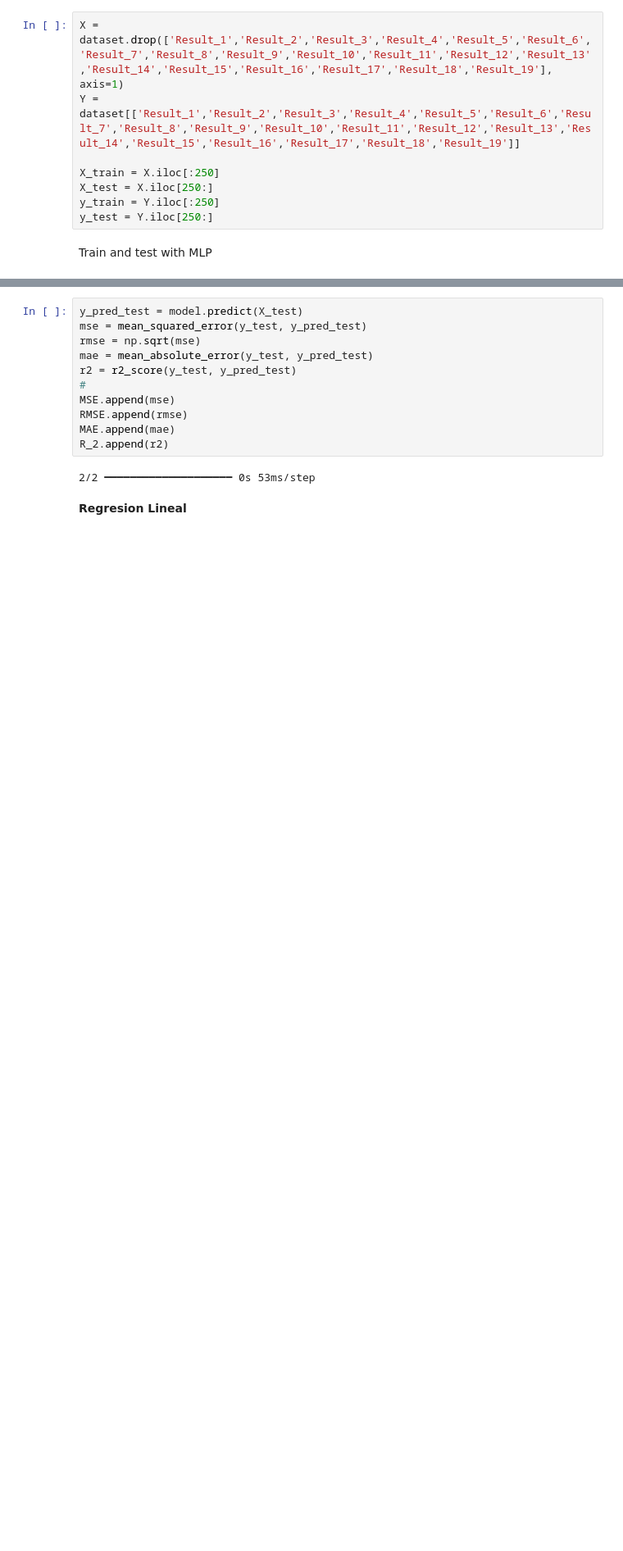
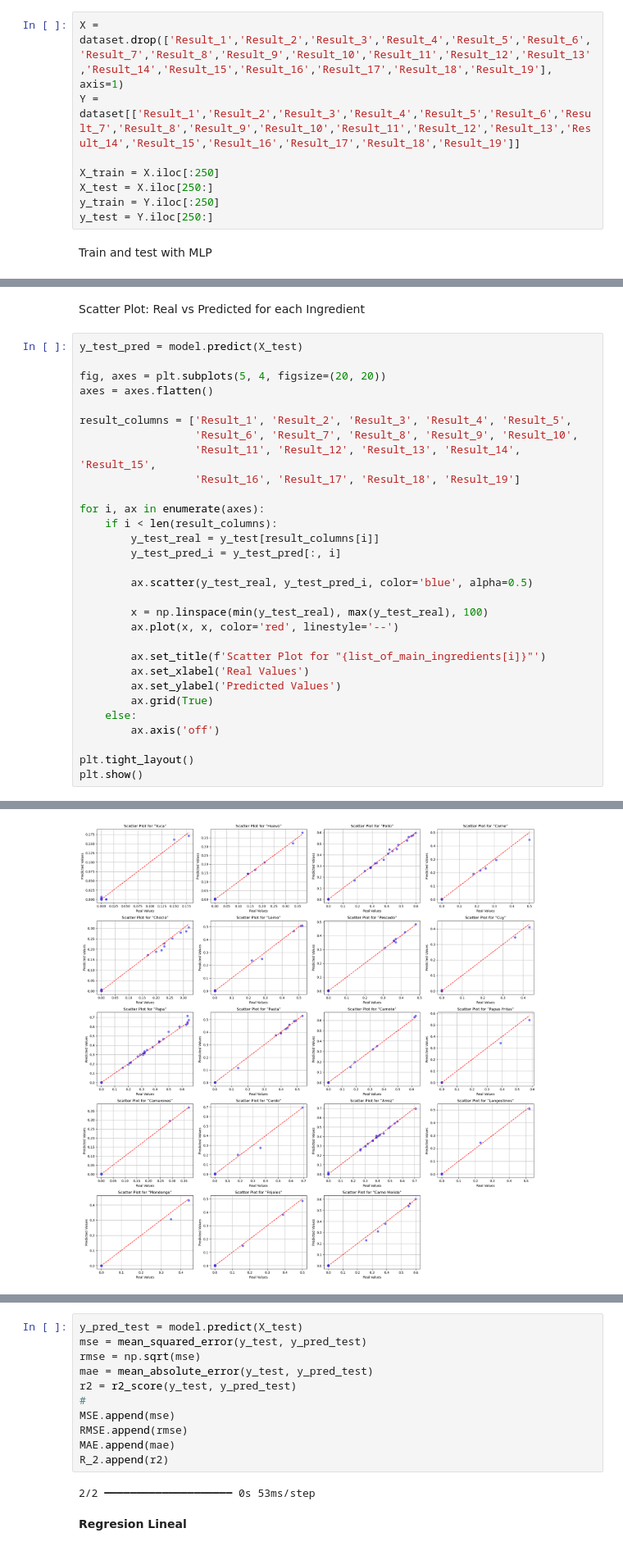
Before and after one commit to sergio185678/DietAsist-Tesis-Project, a Jupyter notebook: ModelCode_Part1.ipynb, the cells around one changed output, grey strips where cells are left out. Shown at 82% size. Saved outputs shown, nothing was run; the diff lists cells and outputs as text; blank space fills up the shorter version.

Commit message:
add Scatter Plots

```diff
--- a/ModelCode_Part1.ipynb
+++ b/ModelCode_Part1.ipynb
@@ -166 +166,34 @@ Epoch 1000/1000
 <keras.src.callbacks.history.History at 0x...>
+# %% [markdown]
+Scatter Plot: Real vs Predicted for each Ingredient
+# %%
+y_test_pred = model.predict(X_test)
+
+fig, axes = plt.subplots(5, 4, figsize=(20, 20))
+axes = axes.flatten()
+
+result_columns = ['Result_1', 'Result_2', 'Result_3', 'Result_4', 'Result_5',
+                  'Result_6', 'Result_7', 'Result_8', 'Result_9', 'Result_10',
+                  'Result_11', 'Result_12', 'Result_13', 'Result_14', 'Result_15',
+                  'Result_16', 'Result_17', 'Result_18', 'Result_19']
+
+for i, ax in enumerate(axes):
+    if i < len(result_columns):
+        y_test_real = y_test[result_columns[i]]
+        y_test_pred_i = y_test_pred[:, i]
+
+        ax.scatter(y_test_real, y_test_pred_i, color='blue', alpha=0.5)
+
+        x = np.linspace(min(y_test_real), max(y_test_real), 100)
+        ax.plot(x, x, color='red', linestyle='--')
+
+        ax.set_title(f'Scatter Plot for "{list_of_main_ingredients[i]}"')
+        ax.set_xlabel('Real Values')
+        ax.set_ylabel('Predicted Values')
+        ax.grid(True)
+    else:
+        ax.axis('off')
+
+plt.tight_layout()
+plt.show()
+# %% [output]
@@ -166,0 +201 @@ Epoch 1000/1000
+[figure, added]
```
Also changed, not shown: parts of 4 cells of this notebook, 1 other file.
